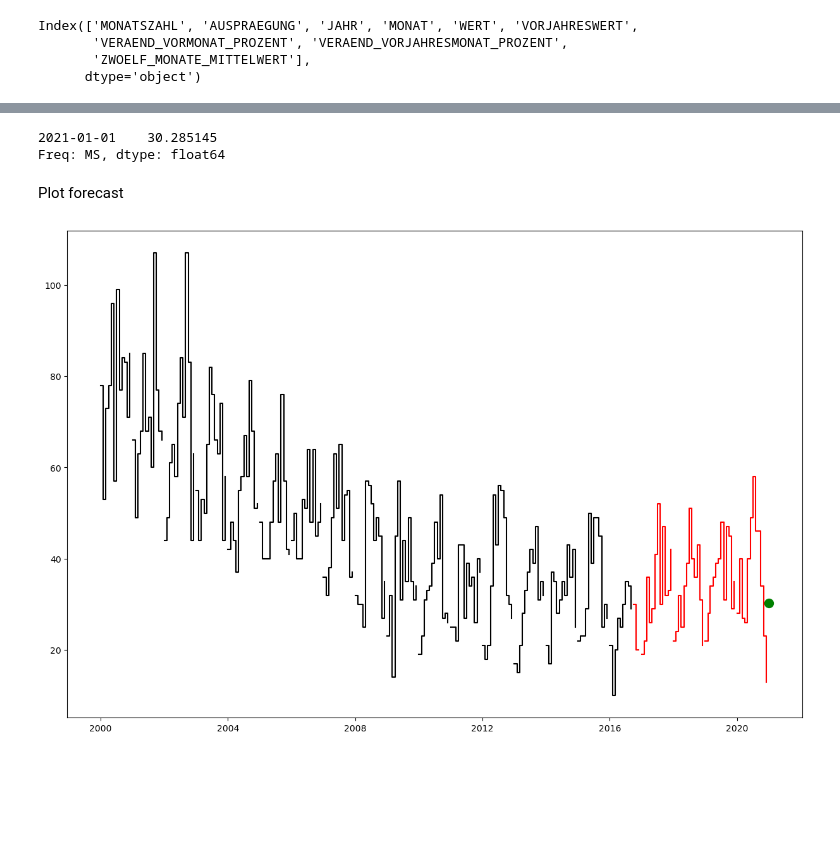
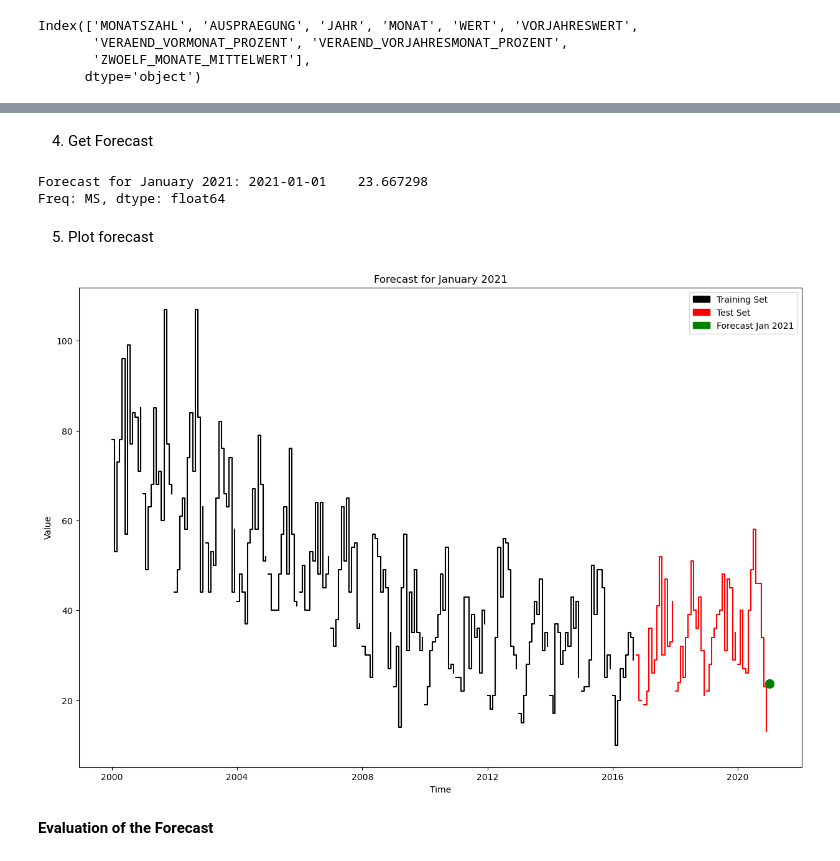
Before and after one commit to AndreeaLupu2000/DPS-AI-Challange, a Jupyter notebook: Classic-AI-Challenge.ipynb, the cells around one changed output, grey strips where cells are left out. Cells and saved outputs as stored; diff of their text form; code cells hidden in the pictures; blank space fills up the shorter version.

```diff
--- a/Classic-AI-Challenge.ipynb
+++ b/Classic-AI-Challenge.ipynb
@@ -44,5 +45,8 @@ print(data.head(4))
 data =data.sort_values(by=['Month'])
 
 data['Month'] = data['Month'].str[4:]
-print(data.head(4))
+
+data['Date'] = pd.to_datetime(data['Year'].astype(str) + '-' + data['Month'].astype(str), format='%Y-%m')
+
+print(data.head(1))
 # %% [output]
@@ -130,42 +152,42 @@ Get forecast
+# %% [markdown]
+4. Get Forecast
 # %%
 forecast_date = pd.date_range(start='2021-01-01', end='2021-01-31', freq='MS')
 
-# Forecast for 2021-01-01
-forecast = ARMAmodel_fit.forecast(steps=1, index=forecast_date)
-print(forecast)
+# Forecast for January 2021
+forecast = SARIMAXmodel.forecast(steps=1, index=forecast_date)
+print(f'Forecast for January 2021: {forecast}')
 # %% [output]
-2021-01-01    30.285145
+Forecast for January 2021: 2021-01-01    23.667298
 Freq: MS, dtype: float64
-# %% [markdown]
-Plot forecast
-# %%
-plt.figure(figsize=(15, 10))
-for year in training_set['Year'].unique():
-    year_data = training_set[training_set['Year'] == year]
-    plt.step(
-        year_data.index,
-        year_data['Value'],
-        label=str(year),
-        where='post',
-        color = "black"
-    )
-
-for year in test_set['Year'].unique():
-    year_data = test_set[test_set['Year'] == year]
-    plt.step(
-        year_data['Date'],
-        year_data['Value'],
-        label=str(year),
-        where='post',
-        color = "red"
-    )
-
-# Add forecast point
-plt.plot(forecast,
-         'go',  # green dot
-         markersize=10,
-         label='Forecast Jan 2021')
-
-plt.show()
-# %% [output]
-[figure, removed]
+# %% [markdown]
+5. Plot forecast
+# %%
+plt.figure(figsize=(15, 10))
+
+# Plot training set
+plot_function_index(training_set, color='black')
+
+# Plot test set
+plot_function(test_set, color='red')
+
+# Add forecast point
+plt.plot(forecast,
+         'go',  # green dot
+         markersize=10,
+         label='Forecast Jan 2021')
+
+green_patch = mpatches.Patch(color='green', label='Forecast Jan 2021')
+
+plt.legend(handles=[black_patch, red_patch, green_patch])
+
+plt.title('Forecast for January 2021')
+
+plt.xlabel('Time')
+plt.ylabel('Value')
+
+plt.show()
+# %% [output]
+[figure, added]
+# %% [markdown]
+**Evaluation of the Forecast**
```
Also changed, not shown: parts of 35 cells of this notebook.
